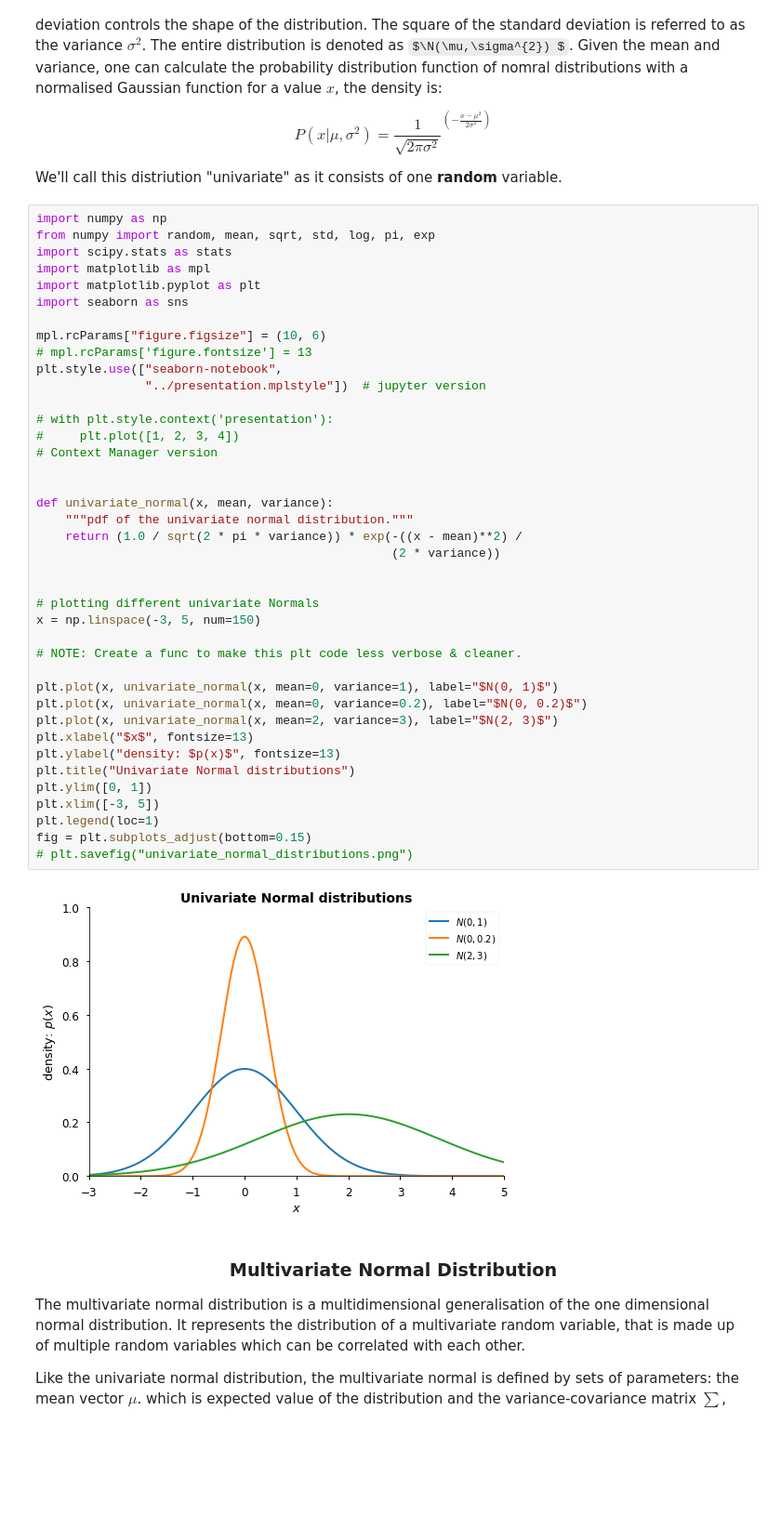
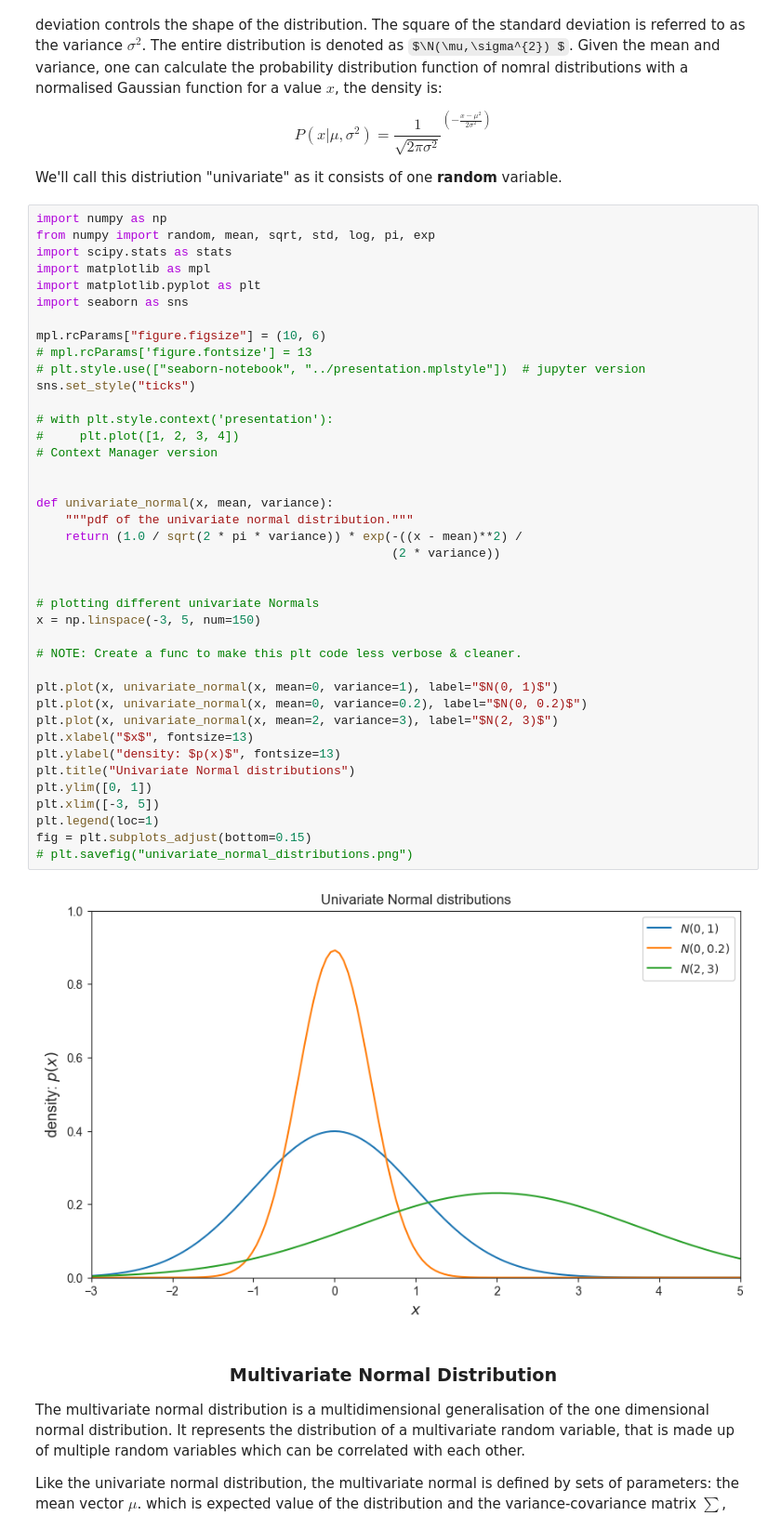
Before and after one commit to eo1989/mkt_stats_notes, a Jupyter notebook: IID_returns_eo.ipynb, the cells around one changed output. Shown: that part at 93% size. Cells and saved outputs as stored; diff of their text form; some formulas as TeX source; blank space fills up the shorter version.

```diff
--- a/IID_returns_eo.ipynb
+++ b/IID_returns_eo.ipynb
@@ -21,38 +21,38 @@ import seaborn as sns
 
 mpl.rcParams["figure.figsize"] = (10, 6)
 # mpl.rcParams['figure.fontsize'] = 13
-plt.style.use(["seaborn-notebook",
-               "../presentation.mplstyle"])  # jupyter version
+# plt.style.use(["seaborn-notebook", "../presentation.mplstyle"])  # jupyter version
+sns.set_style("ticks")
 
 # with plt.style.context('presentation'):
 #     plt.plot([1, 2, 3, 4])
 # Context Manager version
 
 
 def univariate_normal(x, mean, variance):
     """pdf of the univariate normal distribution."""
     return (1.0 / sqrt(2 * pi * variance)) * exp(-((x - mean)**2) /
                                                  (2 * variance))
 
 
 # plotting different univariate Normals
 x = np.linspace(-3, 5, num=150)
 
 # NOTE: Create a func to make this plt code less verbose & cleaner.
 
 plt.plot(x, univariate_normal(x, mean=0, variance=1), label="$N(0, 1)$")
 plt.plot(x, univariate_normal(x, mean=0, variance=0.2), label="$N(0, 0.2)$")
 plt.plot(x, univariate_normal(x, mean=2, variance=3), label="$N(2, 3)$")
 plt.xlabel("$x$", fontsize=13)
 plt.ylabel("density: $p(x)$", fontsize=13)
 plt.title("Univariate Normal distributions")
 plt.ylim([0, 1])
 plt.xlim([-3, 5])
 plt.legend(loc=1)
 fig = plt.subplots_adjust(bottom=0.15)
 # plt.savefig("univariate_normal_distributions.png")
 # %% [output]
-[figure, old version]
+[figure, new version]
 # %% [markdown]
 ### <center>Multivariate Normal Distribution</center>
 
```
Also changed, not shown: parts of 25 cells of this notebook, 14 other files.
